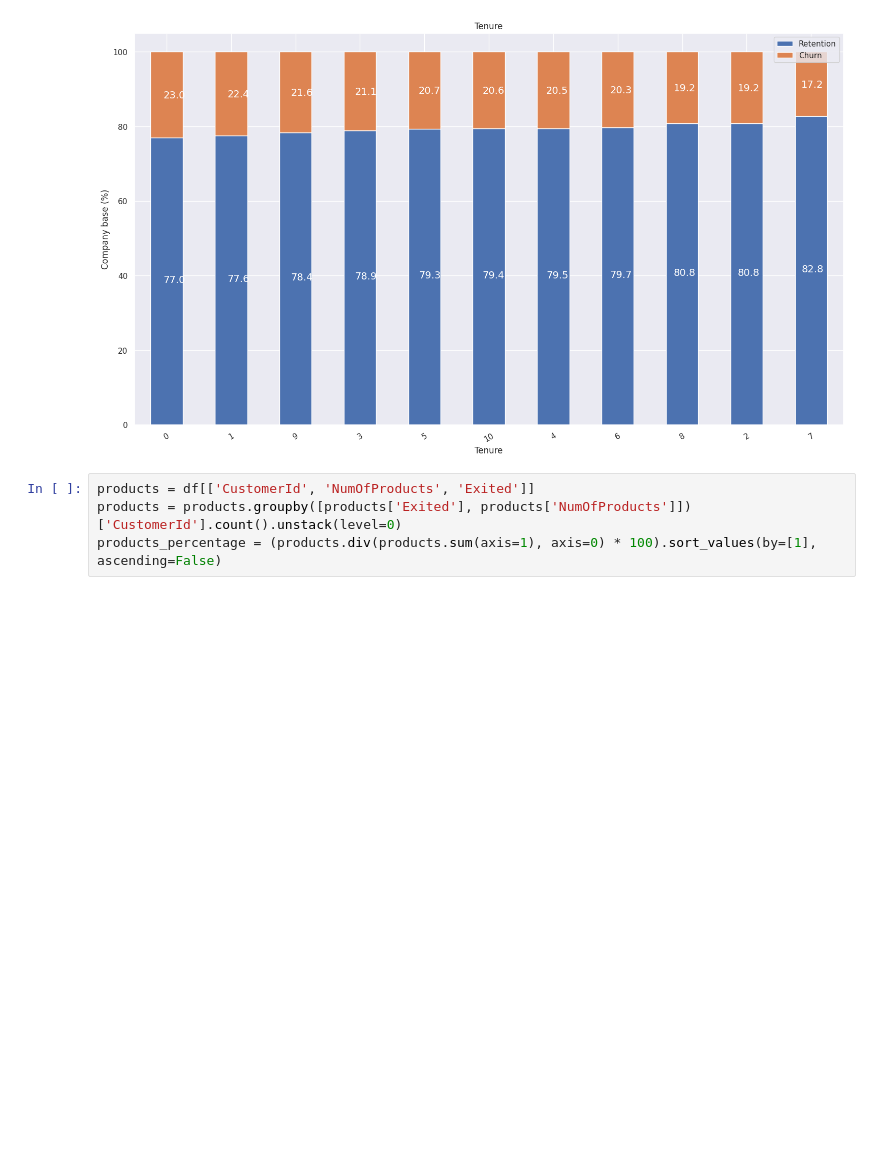
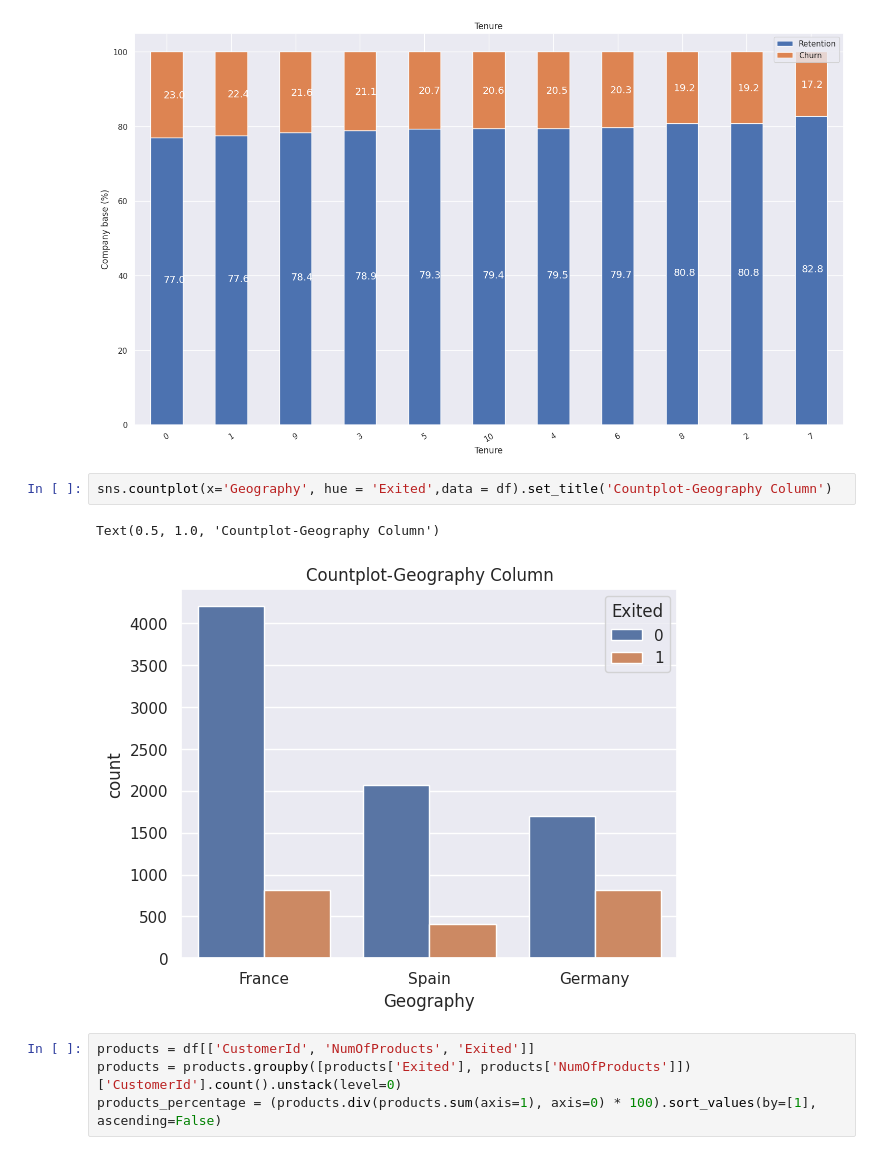
Before and after one commit to trishashukla1021/afame-technologies, a Jupyter notebook: customer_churn_prediction_task.ipynb, the cells around one changed output. Cells and saved outputs as stored; diff of their text form; blank space fills up the shorter version.

```diff
--- a/customer_churn_prediction_task.ipynb
+++ b/customer_churn_prediction_task.ipynb
@@ -116,6 +116,11 @@ tenure_churn = (tenure.div(tenure.sum(axis=1), axis=0) * 100).sort_values(by=[1]
 plot_stacked_bars(tenure_churn, 'Tenure', rot_=30)
 # %% [output]
 [figure]
+# %%
+sns.countplot(x='Geography', hue = 'Exited',data = df).set_title('Countplot-Geography Column')
+# %% [output]
+Text(0.5, 1.0, 'Countplot-Geography Column')
+[figure, added]
 # %%
 products = df[['CustomerId', 'NumOfProducts', 'Exited']]
 products = products.groupby([products['Exited'], products['NumOfProducts']])['CustomerId'].count().unstack(level=0)
```
Also changed, not shown: parts of 16 cells of this notebook.
